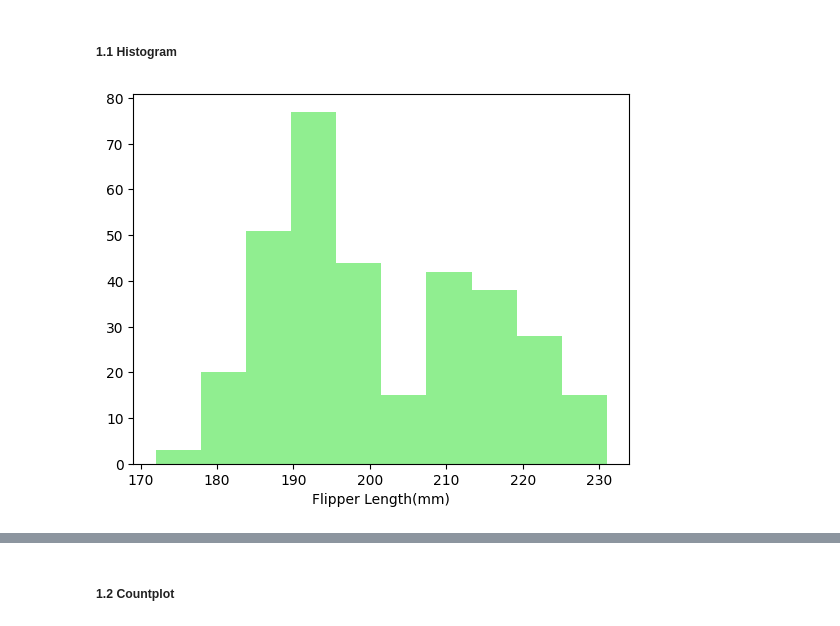
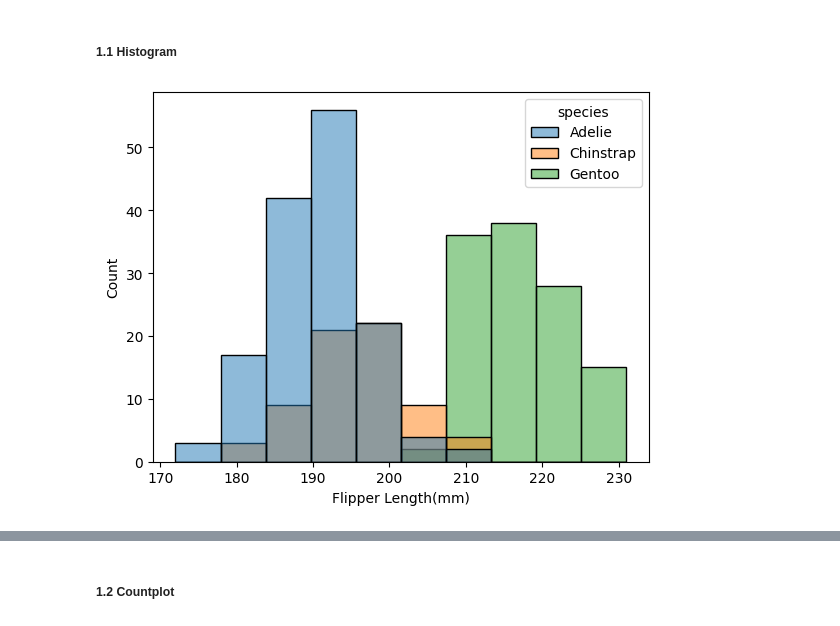
Before and after one commit to manojsankarkumar/manojsankarkumar.github.io, a Jupyter notebook: Chapter_5_Task_1.ipynb, the cells around one changed output, grey strips where cells are left out. Saved outputs shown, nothing was run; the diff lists cells and outputs as text; code cells hidden in the pictures.

```diff
--- a/Chapter_5_Task_1.ipynb
+++ b/Chapter_5_Task_1.ipynb
@@ -66,8 +66,10 @@ penguin_clean_data
 # %% [markdown]
 ##### 1.1 Histogram
 # %%
-plt.hist(data=penguin_clean_data,x="flipper_length_mm",color="lightgreen")
+sns.histplot(data=penguin_clean_data,
+         x="flipper_length_mm",
+         hue="species")
 plt.xlabel("Flipper Length(mm)")
 plt.show()
 # %% [output]
-[figure, old version]
+[figure, new version]
```
Also changed, not shown: parts of 20 cells of this notebook.
